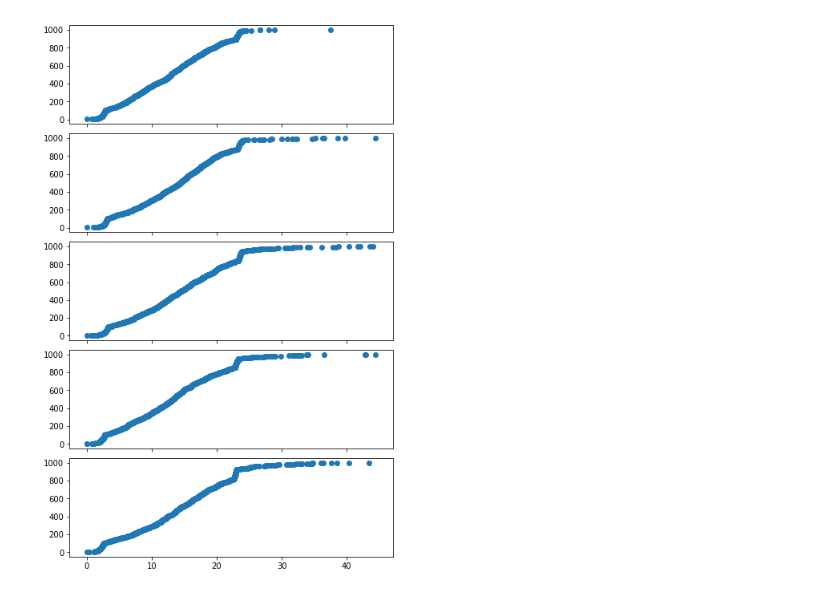
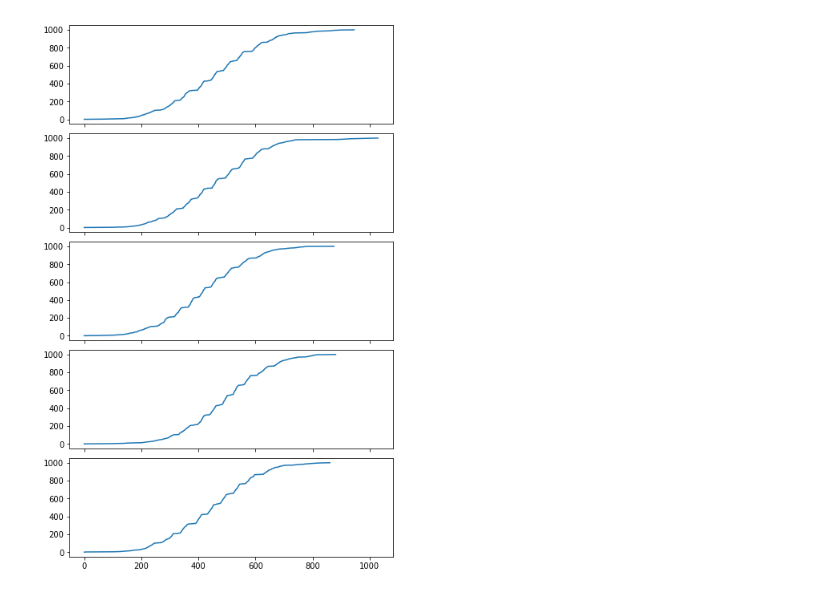
Before and after one commit to aviraljain99/STAT3004_Project_2, a Jupyter notebook: Question_2_part_c.ipynb, the cells around one changed output. Cells and saved outputs as stored; diff of their text form; code cells hidden in the pictures.

```diff
--- a/Question_2_part_c.ipynb
+++ b/Question_2_part_c.ipynb
@@ -6,7 +6,7 @@ from matplotlib.pyplot import figure
 # %%
 N = 1000
 I = 1
-Rsi = 2/N
+Rsi = 0.02/N
 
 total = N + I
 
@@ -47,35 +47,35 @@ def getTrajectories(N, Q, DistQ):
     socDist = False
 
     while state != 0:
         if socDist:
             #print("Social Distancing")
             timeSpent = np.random.exponential(scale=1/(- np.diag(DistQ)[state]))
             state -= 1 # Will only transition to a state with a lower number of susceptibles
             I_t.append([I_t[-1][0] + timeSpent, total - state])
             if I_t[-1][0] - lastTime >= 20:
                 socDist = False
                 old = state # Remember the population now that we have stopped social distancing
         else:
             #print("No Social Distancing")
             timeSpent = np.random.exponential(scale=1/(- np.diag(Q)[state]))
             state -= 1 # will only transition to a state with a lower number of susceptibles
             I_t.append([I_t[-1][0] + timeSpent, total - state])
             if (old - state) % 100 == 0:
                 socDist = True
                 lastTime = I_t[-1][0] # Remember when we began social distancing
 
     return zip(*I_t)
 
 fig, axes = plt.subplots(ncols=1, nrows=5, sharex=True, figsize=(7, 10))
 
 for i in range(0, 5):
     times, infectives = getTrajectories(N, Q, DistQ)
-    axes[i].scatter(times, infectives)
+    axes[i].plot(times, infectives)
 
 plt.subplots_adjust(bottom=0.05, top=0.97, hspace=0.1, wspace=0.1, left=0.1, right=0.9)
 plt.show()
 # %% [output]
-[figure, old version]
+[figure, new version]
 # %%
 plt.figure()
 plt.scatter(range(Q.shape[0]), (- np.diag(Q)), label="Party")
```
Also changed, not shown: 7 other files.
